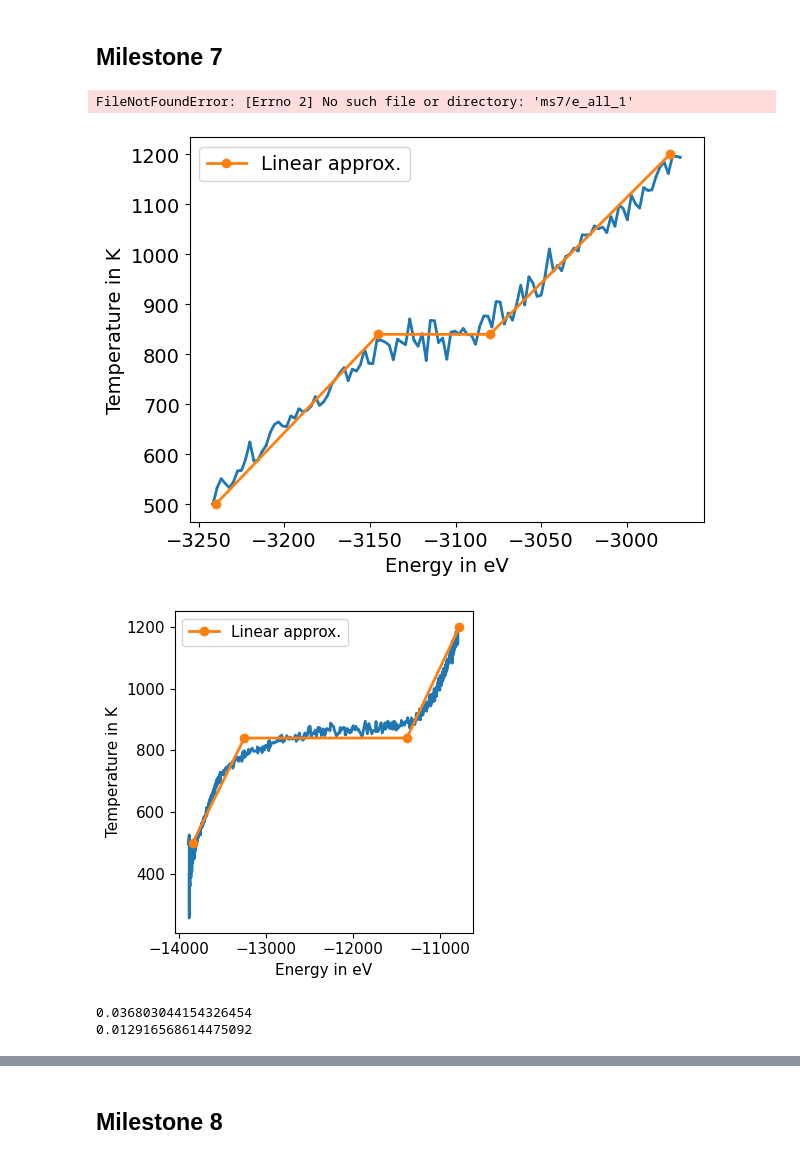
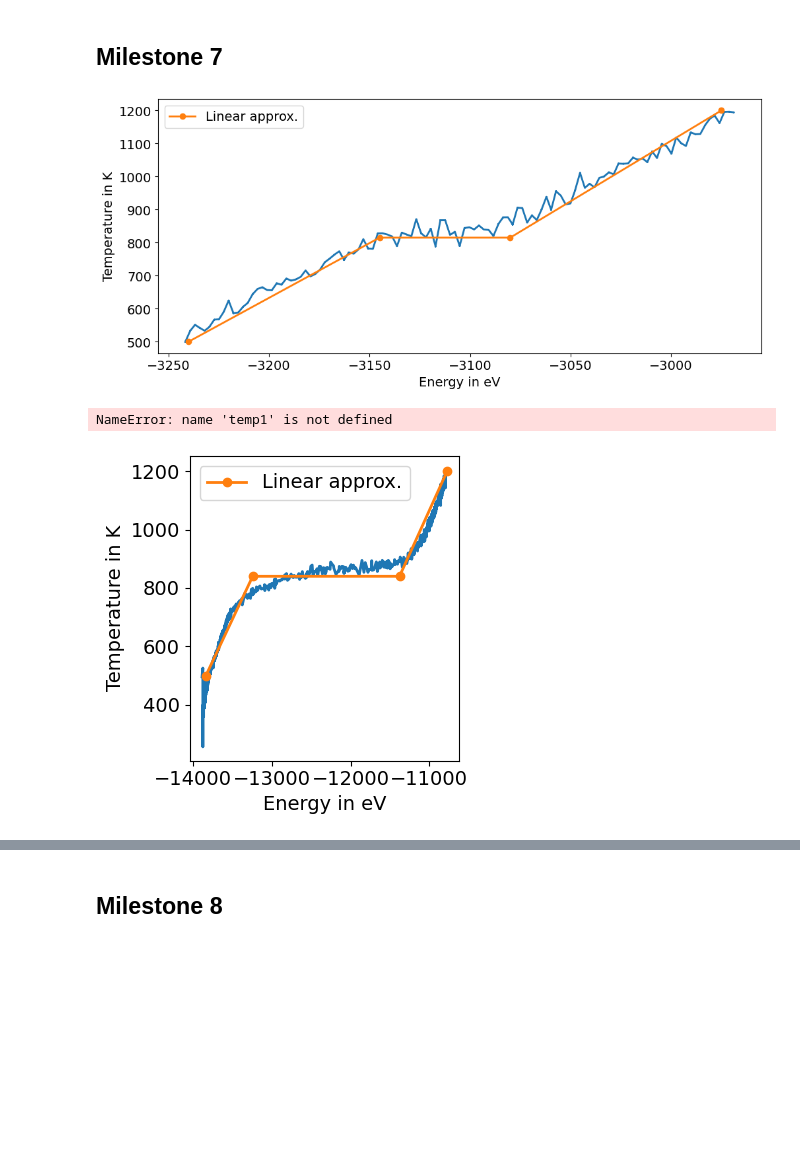
Before and after one commit to SickSmile1/MD-Simulation, a Jupyter notebook: results/results1.ipynb, the cells around one changed output, grey strips where cells are left out. Drawn from its saved outputs; the diff is of its cells as text; code cells hidden in the pictures; blank space fills up the shorter version.

```diff
--- a/results/results1.ipynb
+++ b/results/results1.ipynb
@@ -8,4 +8,5 @@ import seaborn as sns
 plt.rcParams.update({
     'font.size': 14,
     'lines.linewidth': 2,
+    'figure.figsize': [10.4, 4.8]
 })
@@ -56,10 +76,4 @@ FileNotFoundError: ../buildDir/milestones/05/plot/energy_cubic_big_0.90 not foun
 # %%
-plt.rcParams.update({
-    'font.size': 14,
-    'lines.linewidth': 2,
-})
-
-
 data = pd.read_csv("ms5/data0")
 data = data.query('name.str.contains("/")')
 data['range'] = [int(x.split('/')[-1]) for x in data['name']]
@@ -152,51 +166,43 @@ plt.show()'''
 "sns.relplot(data=data2,\n            x='range', y='cpu_time',\n            style='Benchmark',\n            hue='Benchmark', kind='line')\n\nplt.xscale('log')\nplt.yscale('log')\n\nplt.xlabel('Number  ...
 # %% [markdown]
 ## Milestone 7
-# %%
-arr = np.fromfile("ms7/e_all_1", sep="\t")
-arrs = [arr]
-print(len(arr))
-lst1 = ["1"]
-for i in range(1,32,5):
-    arr2 = np.fromfile("ms7/e_all_"+str(i), sep="\t")
-    print(len(arr2))
-    arrs = np.vstack([arr, arr2])
-    lst1.append(str(i))
-t = np.linspace(0,100,100)
-for i in range(0,6):
-    plt.plot(t,arr[i], label="timestep "+lst1[i])
-plt.legend()
-plt.show()
-#print(arr)
-# %% [output]
-FileNotFoundError: [Errno 2] No such file or directory: 'ms7/e_all_1'
 # %%
 #%matplotlib notebook
 # magic numbers 309, 923, 2057, 3871 and 6525
 arr = np.fromfile("ms7/temp", sep="\n")
 arr1 = np.fromfile("ms7/temp1", sep="\n")
 ener = np.fromfile("ms7/energy", sep="\n")
 ener1 = np.fromfile("ms7/energy1", sep="\n")
 ener_all = np.concatenate((ener,ener1), axis=0)
 temp_all = np.concatenate((arr, arr1), axis=0)
 
 
 #plt.plot(ener1[25::25],arr1[25::25], label="smooth energy over temperature")
-x = [500,840, 840,1200]
+x = [500,815, 815,1200]
 y = [-3240,-3145,-3080,-2975]
 plt.plot(ener1,arr1)#, label="eV over K")
 plt.plot(y,x,marker='o', label="Linear approx.")
 plt.legend()
 plt.xlabel("Energy in eV")
 plt.ylabel("Temperature in K")
 plt.tight_layout()
 #plt.show()
 plt.savefig("ms7_melt.pdf", format="pdf", dpi=300)
 #print(arr)
 # %% [output]
-[figure, old version]
+[figure, new version]
+# %%
+def find_melting_point(temperature, energy):
+    derivative = np.gradient(energy, temperature)
+    melting_point_index = np.argmax(derivative)
+    plt.plot(derivative, np.linspace(0,len(derivative),len(derivative)) )
+    return temperature[melting_point_index]
+#plt.plot(derivative, np.linspace(0,len(derivative),len(derivative)) )
+print(find_melting_point(temp1, ener1))
+# %% [output]
+NameError: name 'temp1' is not defined
 # %%
-path2 = "../buildDir/milestones/07/"
+path2 = "ms7melt/"#"../buildDir/milestones/07/"
 ener_all = np.fromfile(path2+"ener_melt_big", sep="\n")
 temp_all = np.fromfile(path2+"temp_melt_big", sep="\n")
 plt.figure(figsize=(4, 4))
@@ -214,23 +220,4 @@ plt.tight_layout()
 plt.show()
 #plt.savefig("ms7_melt.pdf", format="pdf", dpi=300)
 # %% [output]
-[figure, old version]
+[figure, new version]
-# %%
-dedt = 0
-for i in range(0,len(ener1)-1,1):
-    de = ener1[i+1]-ener1[i]
-    dt = arr1[i+1]-arr1[i]
-    if(de>0 and dt>0):
-        dedt+=de/dt
-print(dedt/len(ener1))
-
-dedt1 = 0
-for i in range(0,len(ener)-1,1):
-    de = ener[i+1]-ener[i]
-    dt = arr[i+1]-arr[i]
-    if(de>0 and dt>0):
-        dedt1+=de/dt
-print(dedt1/len(ener))
-# %% [output]
-0.036803044154326454
-0.012916568614475092
```
Also changed, not shown: parts of 15 cells of this notebook, 9 other files.
